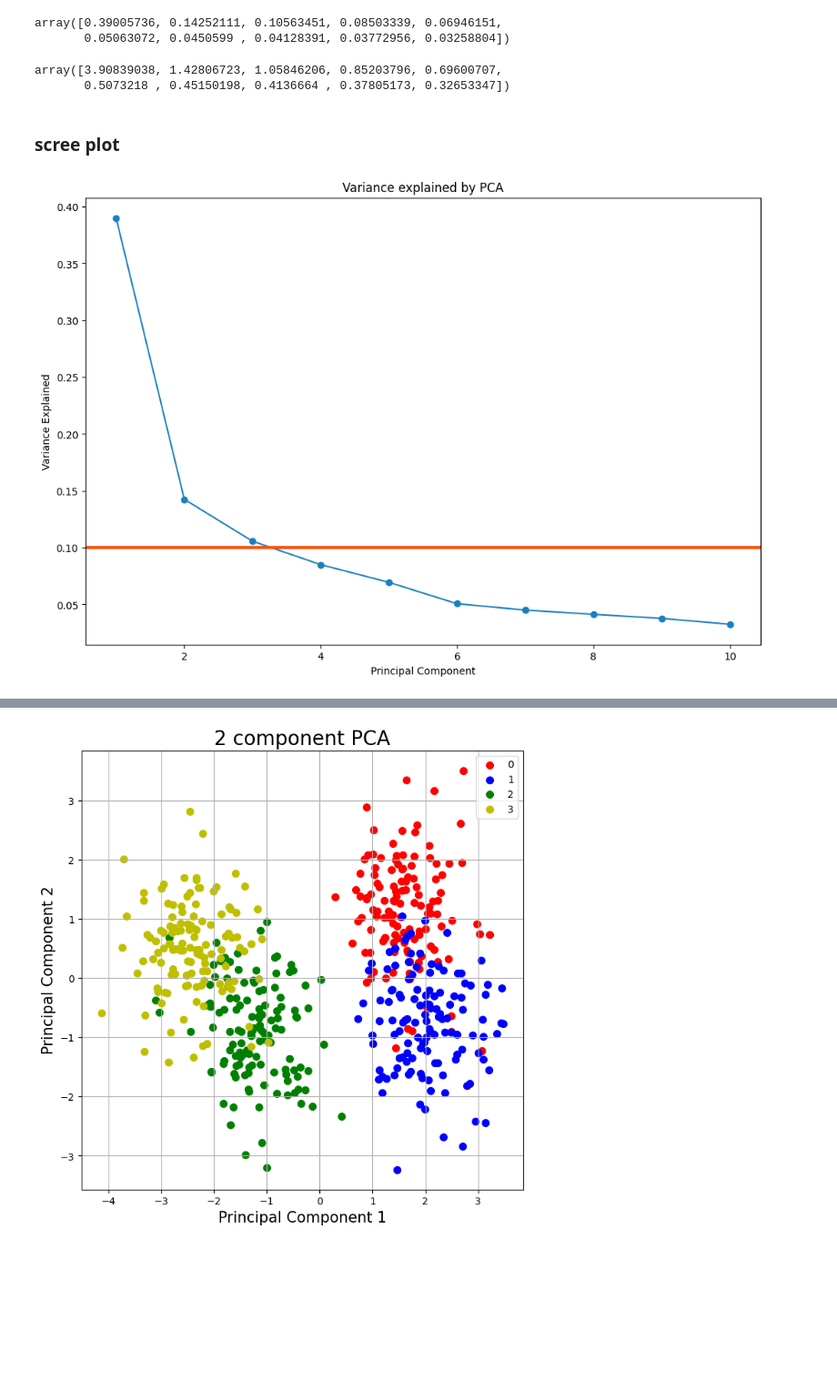
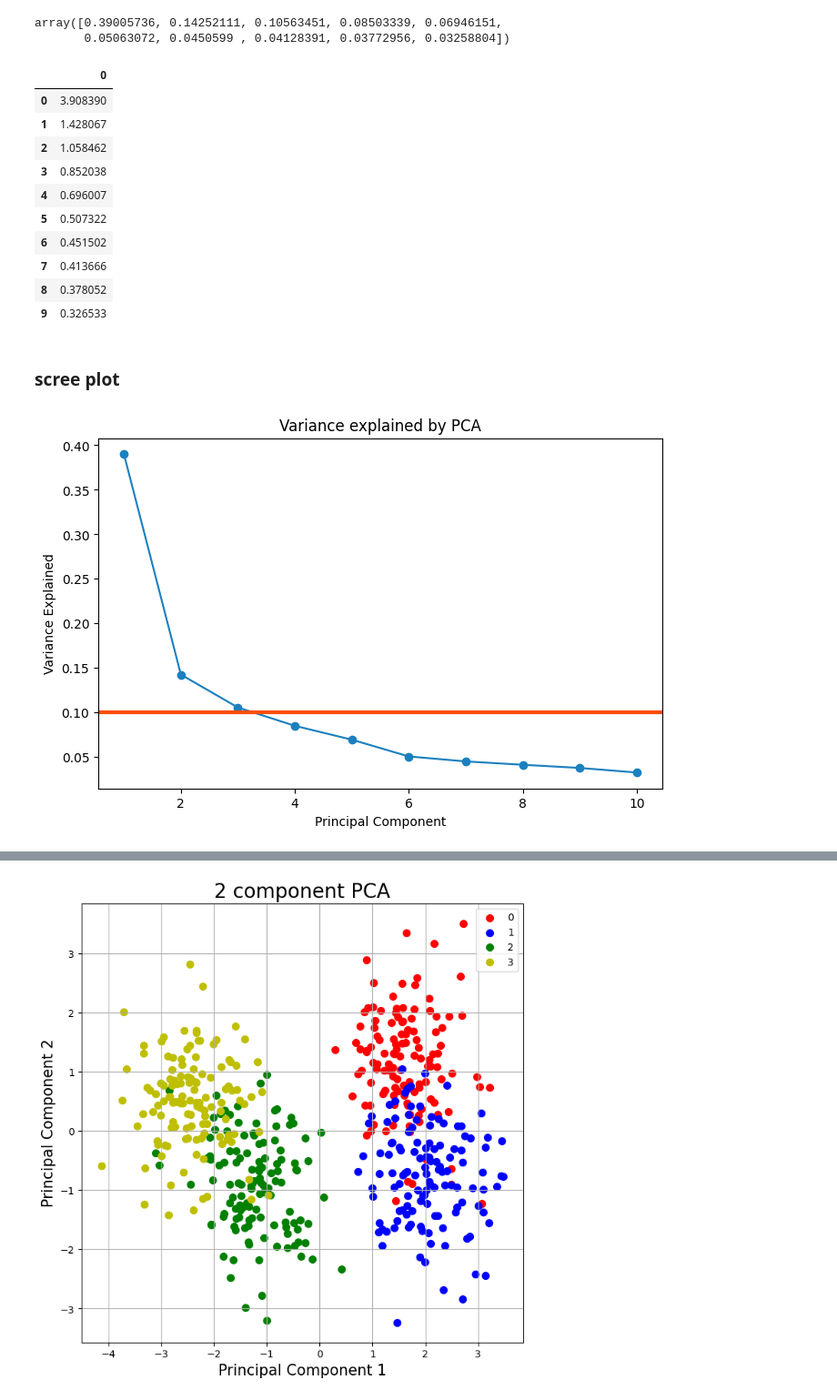
Before and after one commit to depa-tto/Thesis, a Jupyter notebook: attempt_2.ipynb, the cells around one changed output, grey strips where cells are left out. Shown at 91% size. Drawn from its saved outputs; the diff is of its cells as text; code cells hidden in the pictures; blank space fills up the shorter version.

```diff
--- a/attempt_2.ipynb
+++ b/attempt_2.ipynb
@@ -107,13 +125,13 @@ np.mean(X_values),np.std(X_values)
 # %%
 from sklearn.decomposition import PCA
 # %%
-pca = PCA()
+pca_general = PCA()
 # %%
-pca.fit(X_values)
+pca_general.fit(X_values)
 # %% [output]
 PCA()
 # %%
-explained_variance = pca.explained_variance_ratio_
+explained_variance = pca_general.explained_variance_ratio_
 # %%
 explained_variance
 # %% [output]
@@ -124,6 +142,15 @@ eigenvalues = pca.explained_variance_
-# %%
-eigenvalues
-# %% [output]
-array([3.90839038, 1.42806723, 1.05846206, 0.85203796, 0.69600707,
-       0.5073218 , 0.45150198, 0.4136664 , 0.37805173, 0.32653347])
+# %%
+pd.DataFrame(eigenvalues)
+# %% [output]
+|  | 0 |
+| 0 | 3.908390 |
+| 1 | 1.428067 |
+| 2 | 1.058462 |
+| 3 | 0.852038 |
+| 4 | 0.696007 |
+| 5 | 0.507322 |
+| 6 | 0.451502 |
+| 7 | 0.413666 |
+| 8 | 0.378052 |
+| 9 | 0.326533 |
 # %%
@@ -131,13 +158,13 @@ eigenvectors = pca.components_
 # %% [markdown]
 ### scree plot
 # %%
-plt.figure(figsize=(12,8))
+plt.figure(figsize=(8,5))
 plt.plot(range(1, len(explained_variance) + 1), explained_variance, marker='o', linestyle='-', color='#1B80BF')
 plt.axhline(y=0.1, color='#FC4E07', linewidth=3)
 plt.title('Variance explained by PCA')
 plt.xlabel('Principal Component')
 plt.ylabel('Variance Explained')
 plt.show()
 # %% [output]
-[figure, old version]
+[figure, new version]
 # %%
```
Also changed, not shown: parts of 23 cells of this notebook.
